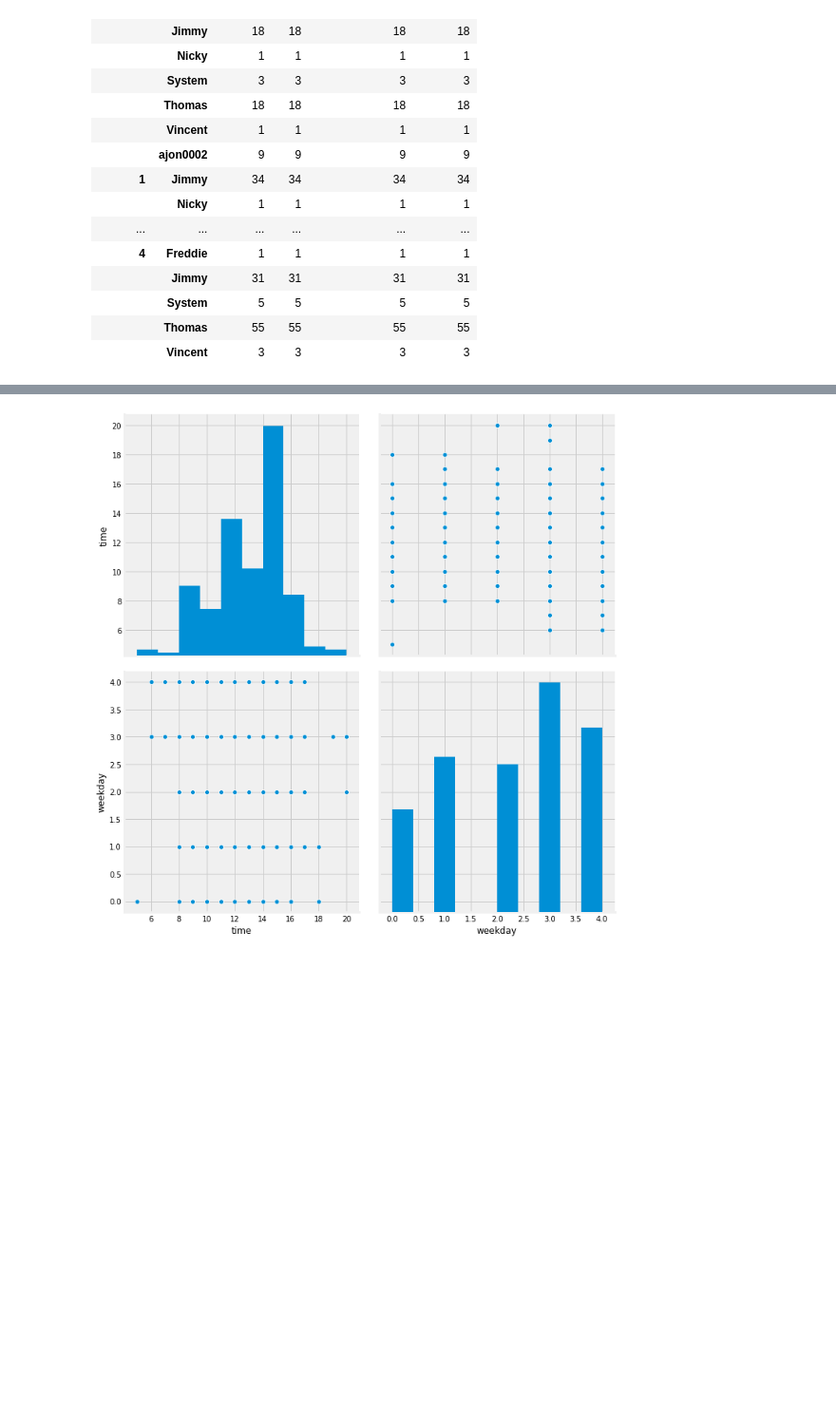
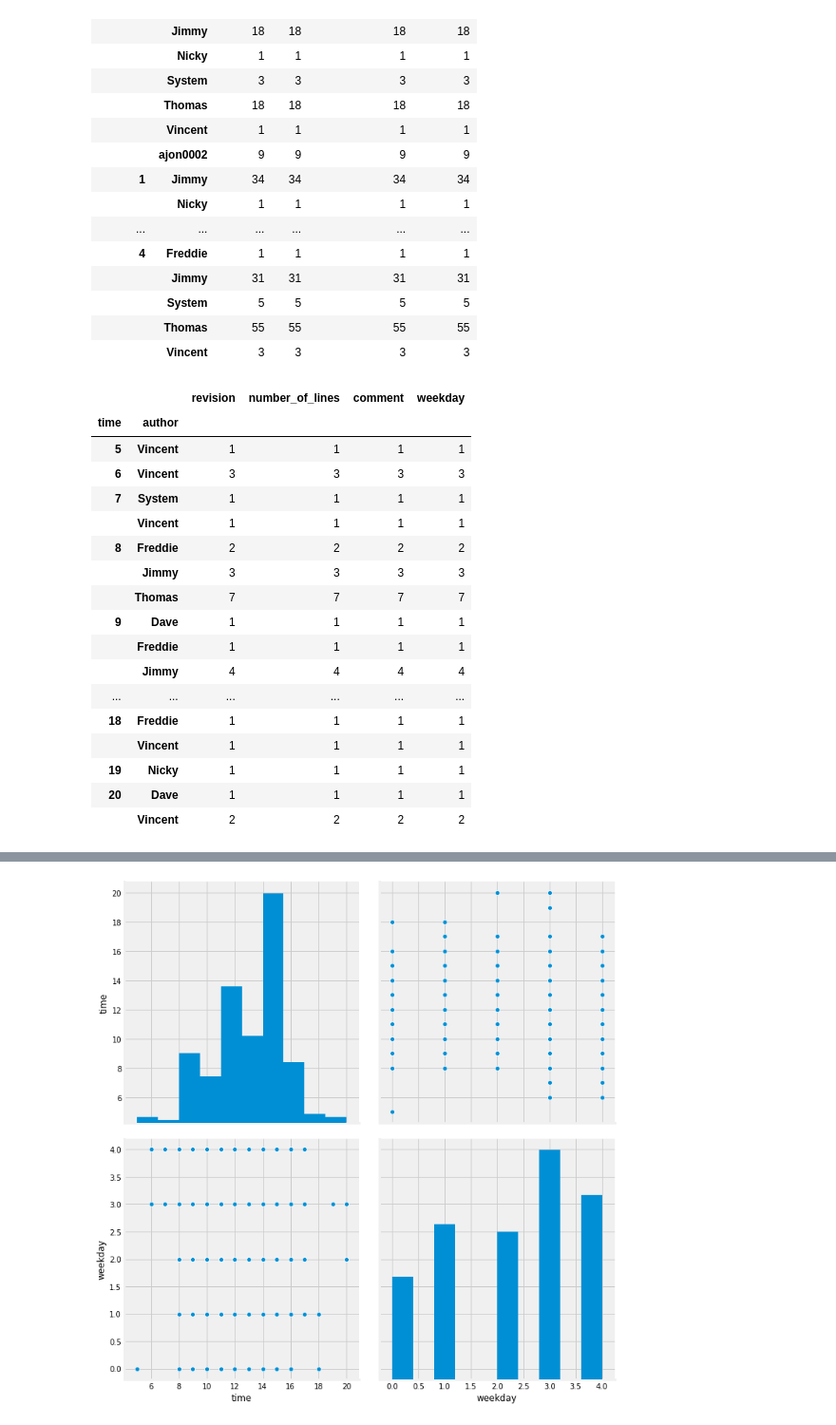
Before and after one commit to kieranregan/CA4, a Jupyter notebook: CA4 Analysis.ipynb, the cells around one changed output, grey strips where cells are left out. Shown: that part at 95% size. Cells and saved outputs as stored; diff of their text form; code cells hidden in the pictures; blank space fills up the shorter version.

```diff
--- a/CA4 Analysis.ipynb
+++ b/CA4 Analysis.ipynb
@@ -180 +217,23 @@ grouped
+# %%
+grouped2 = trends.groupby(['time','author']).count()
+grouped2
+# %% [output]
+|  |  | revision | number_of_lines | comment | weekday |
+| time | author |  |  |  |  |
+| 5 | Vincent | 1 | 1 | 1 | 1 |
+| 6 | Vincent | 3 | 3 | 3 | 3 |
+| 7 | System | 1 | 1 | 1 | 1 |
+|  | Vincent | 1 | 1 | 1 | 1 |
+| 8 | Freddie | 2 | 2 | 2 | 2 |
+|  | Jimmy | 3 | 3 | 3 | 3 |
+|  | Thomas | 7 | 7 | 7 | 7 |
+| 9 | Dave | 1 | 1 | 1 | 1 |
+|  | Freddie | 1 | 1 | 1 | 1 |
+|  | Jimmy | 4 | 4 | 4 | 4 |
+| ... | ... | ... | ... | ... | ... |
+| 18 | Freddie | 1 | 1 | 1 | 1 |
+|  | Vincent | 1 | 1 | 1 | 1 |
+| 19 | Nicky | 1 | 1 | 1 | 1 |
+| 20 | Dave | 1 | 1 | 1 | 1 |
+|  | Vincent | 2 | 2 | 2 | 2 |
 # %%
```
Also changed, not shown: parts of 18 cells of this notebook, 2 other files.
